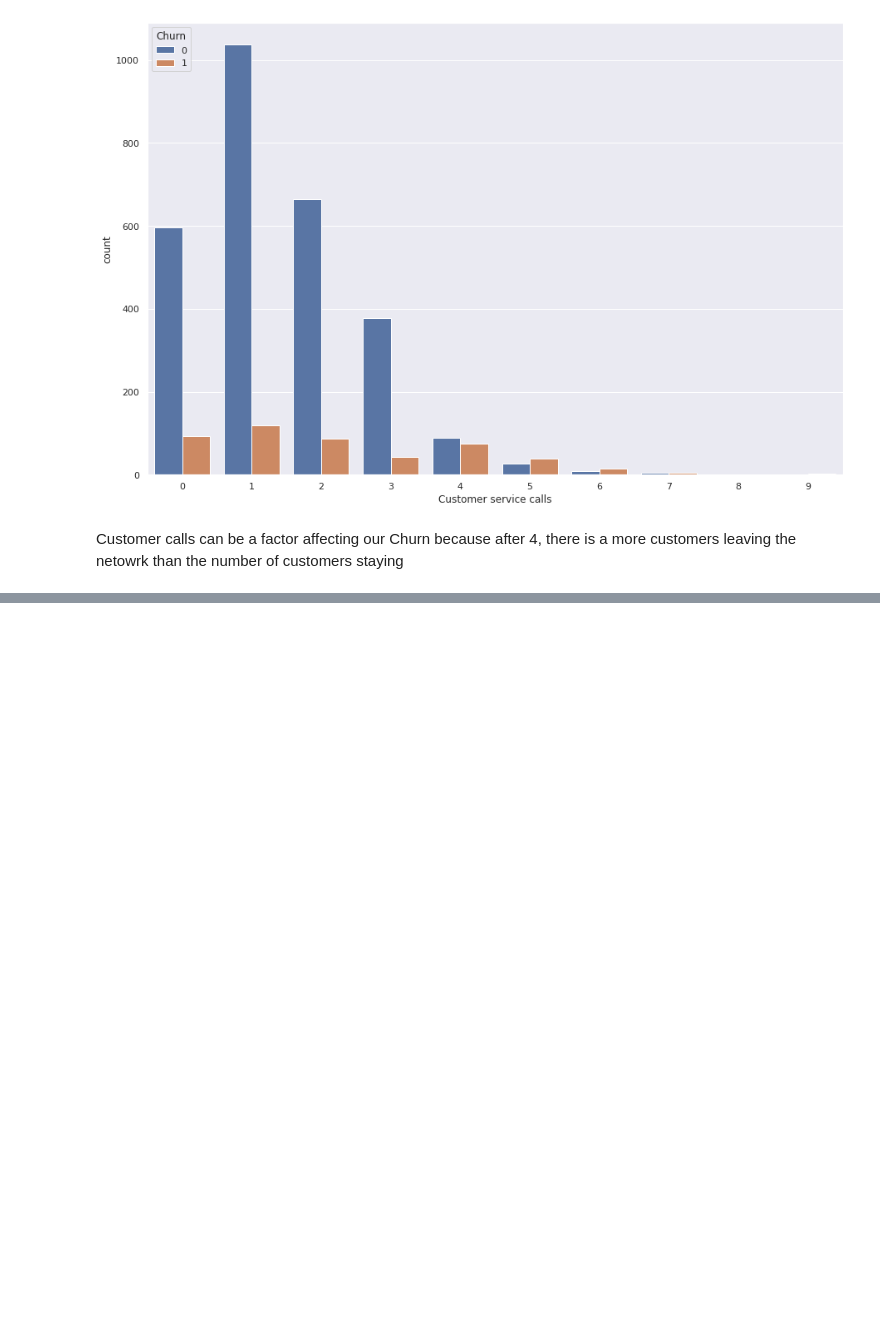
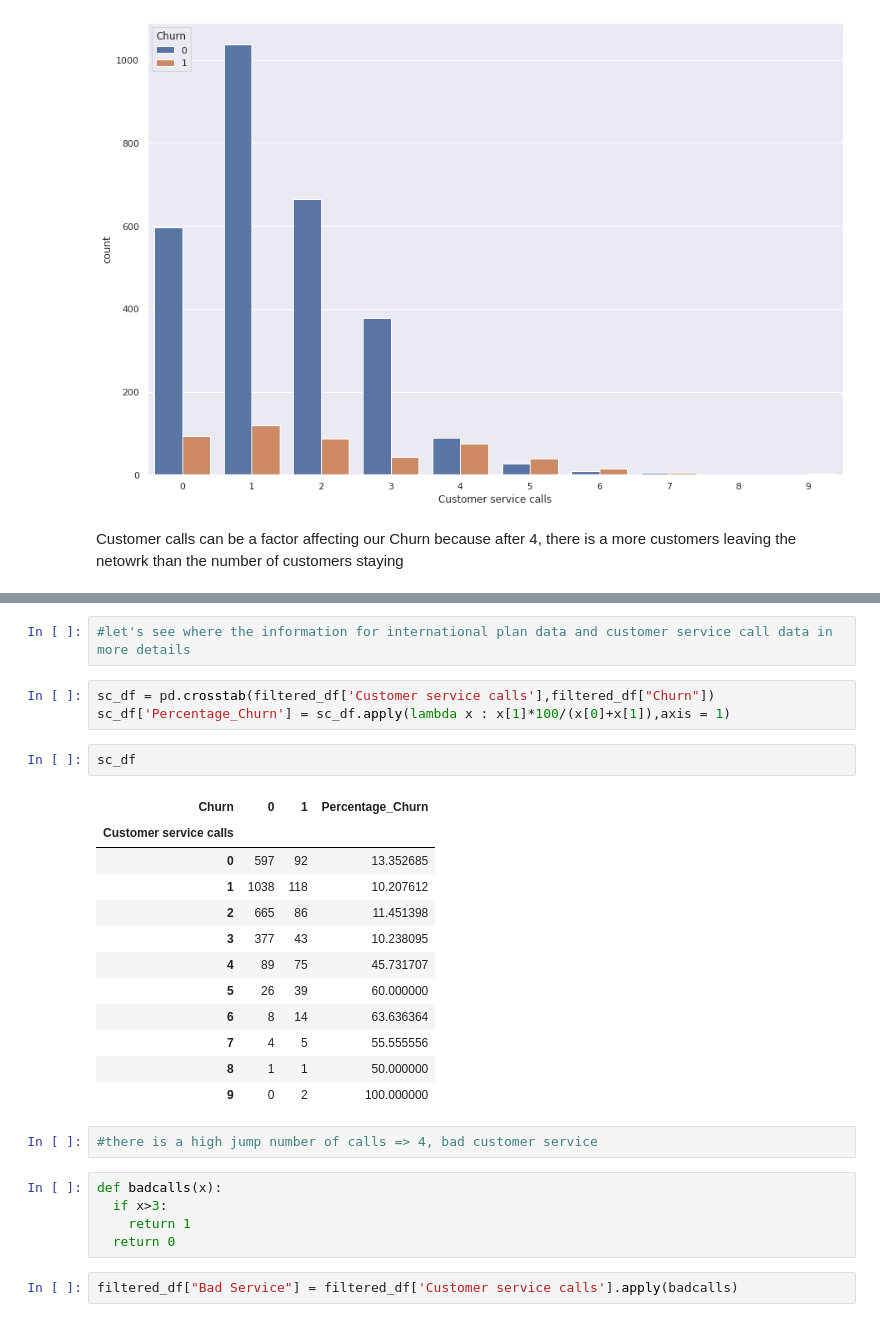
Before and after one commit to martydom/why-do-customer-churn, a Jupyter notebook: Devashish_Bose_Team_1_Capstone_Project.ipynb, the cells around one changed output, grey strips where cells are left out. Saved outputs shown, nothing was run; the diff lists cells and outputs as text; blank space fills up the shorter version.

```diff
--- a/Devashish_Bose_Team_1_Capstone_Project.ipynb
+++ b/Devashish_Bose_Team_1_Capstone_Project.ipynb
@@ -479,0 +491,29 @@ Customer calls can be a factor affecting our Churn because after 4, there is a m
+# %%
+#let's see where the information for international plan data and customer service call data in more details
+# %%
+sc_df = pd.crosstab(filtered_df['Customer service calls'],filtered_df["Churn"])
+sc_df['Percentage_Churn'] = sc_df.apply(lambda x : x[1]*100/(x[0]+x[1]),axis = 1)
+# %%
+sc_df
+# %% [output]
+| Churn | 0 | 1 | Percentage_Churn |
+| Customer service calls |  |  |  |
+| 0 | 597 | 92 | 13.352685 |
+| 1 | 1038 | 118 | 10.207612 |
+| 2 | 665 | 86 | 11.451398 |
+| 3 | 377 | 43 | 10.238095 |
+| 4 | 89 | 75 | 45.731707 |
+| 5 | 26 | 39 | 60.000000 |
+| 6 | 8 | 14 | 63.636364 |
+| 7 | 4 | 5 | 55.555556 |
+| 8 | 1 | 1 | 50.000000 |
+| 9 | 0 | 2 | 100.000000 |
+# %%
+#there is a high jump number of calls => 4, bad customer service
+# %%
+def badcalls(x):
+  if x>3:
+    return 1
+  return 0
+# %%
+filtered_df["Bad Service"] = filtered_df['Customer service calls'].apply(badcalls)
```
Also changed, not shown: parts of 17 cells of this notebook.
